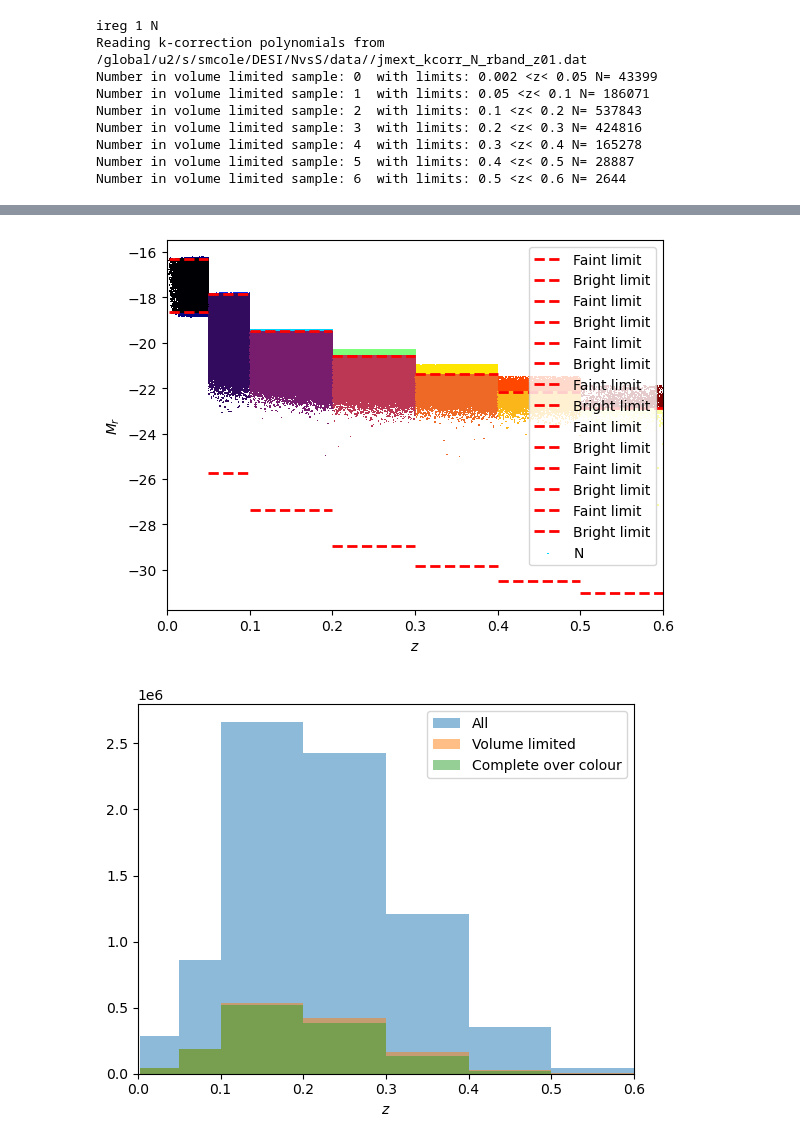
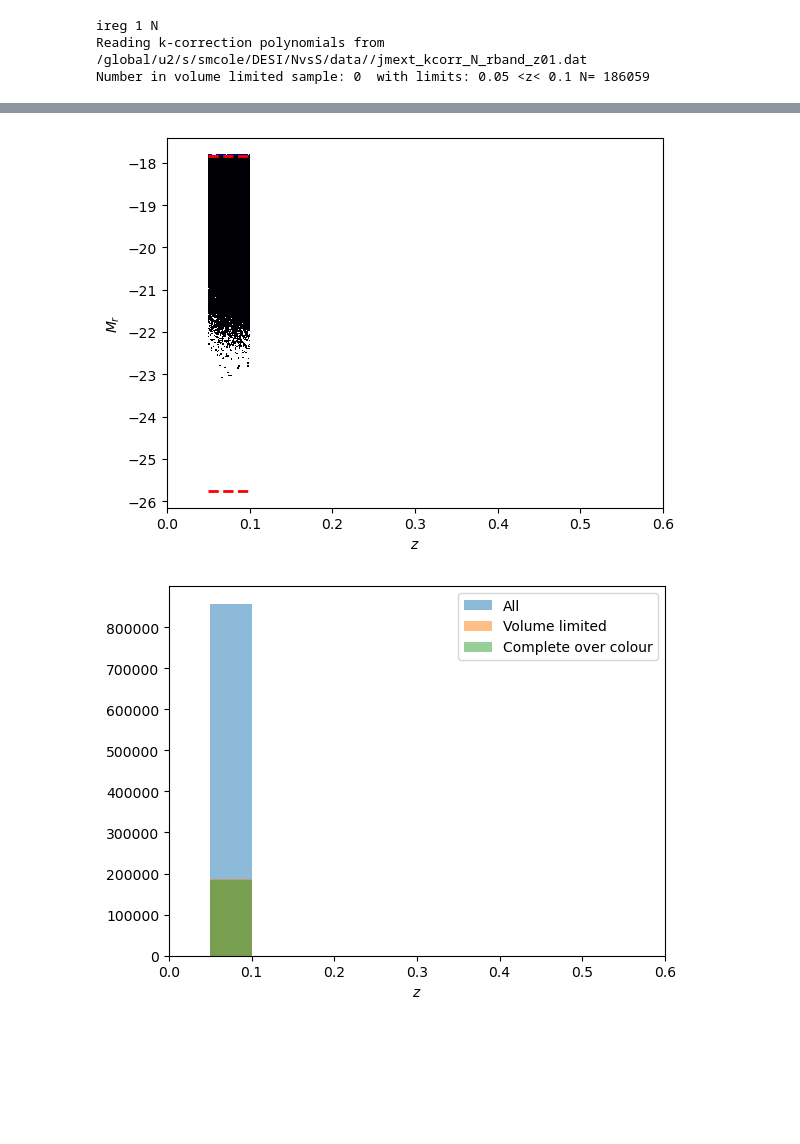
Before and after one commit to ShaunMCole/ShaunColeDESI, a Jupyter notebook: Slices_vollim.ipynb, the cells around one changed output, grey strips where cells are left out. Saved outputs shown, nothing was run; the diff lists cells and outputs as text; code cells hidden in the pictures; blank space fills up the shorter version.

```diff
--- a/Slices_vollim.ipynb
+++ b/Slices_vollim.ipynb
@@ -11,8 +11,8 @@ from astropy.io import fits
 regions=('S','N')
 #
 # Read the enhanced BGS catalogue produced by Augment_BGS_cat.ipynb and write LF estimates to named file
-catalogue='BGS_Y3_Sept2025.fits'
-LF_FILE='LF_Sept2025.fits'
+catalogue='sdata/BGS_Y3_Sept2025_photounbiased_z0p05to0p1.fits'
+LF_FILE='LF_Y3_Sept2025_photounbiased_z0p05to0p1.fits'
 dat=Table.read(catalogue)
 print('Meta data stored with ths table:')
 print(dat.meta)
@@ -170,6 +170,7 @@ ca.sky_plot_jack(ran)
 
 # set up the boundaries of the redshift slices with the lowest limit set by the already imposed Sel['zmin']
 zbin_edges= np.array([Sel['zmin'],0.05,0.1,0.2,0.3,0.4,0.5,0.6])
+zbin_edges=np.array([0.05,0.1])
 print('redshift cuts:',zbin_edges)
 
 
@@ -193,9 +188,3 @@ Number in volume limited sample: 6  with limits: 0.5 <z< 0.6 N= 7433
 ireg 1 N
 Reading k-correction polynomials from  /global/u2/s/smcole/DESI/NvsS/data//jmext_kcorr_N_rband_z01.dat
-Number in volume limited sample: 0  with limits: 0.002 <z< 0.05 N= 43399
-Number in volume limited sample: 1  with limits: 0.05 <z< 0.1 N= 186071
-Number in volume limited sample: 2  with limits: 0.1 <z< 0.2 N= 537843
-Number in volume limited sample: 3  with limits: 0.2 <z< 0.3 N= 424816
-Number in volume limited sample: 4  with limits: 0.3 <z< 0.4 N= 165278
-Number in volume limited sample: 5  with limits: 0.4 <z< 0.5 N= 28887
-Number in volume limited sample: 6  with limits: 0.5 <z< 0.6 N= 2644
+Number in volume limited sample: 0  with limits: 0.05 <z< 0.1 N= 186059
@@ -204,5 +193,5 @@ Number in volume limited sample: 6  with limits: 0.5 <z< 0.6 N= 2644
-[figure, old version]
+[figure, new version]
-[figure, old version]
+[figure, new version]
 # %%
 import matplotlib.pyplot as plt
 # premlinary call to set up magnitude bins
```
Also changed, not shown: parts of 7 cells of this notebook, 6 other files.
